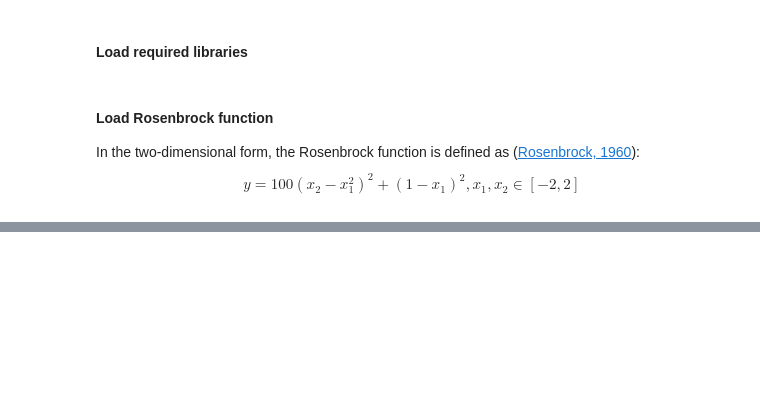
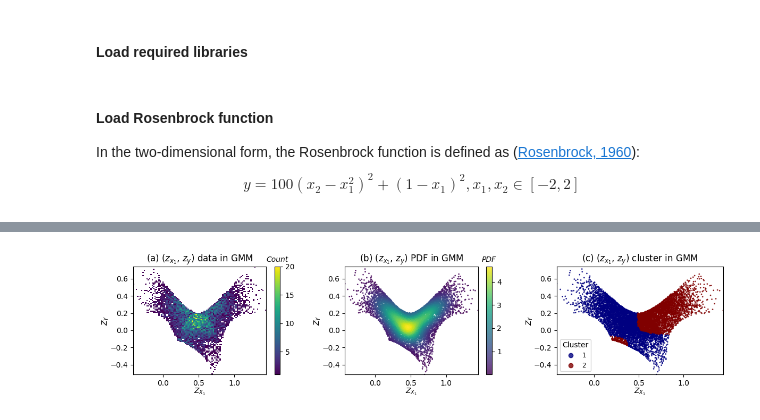
Before and after one commit to CH-Earth/pyviscous, a Jupyter notebook: examples/Rosbrock_function/Rosbrock_function.ipynb, the cells around one changed output, grey strips where cells are left out. Drawn from its saved outputs; the diff is of its cells as text; code cells hidden in the pictures; blank space fills up the shorter version.

```diff
--- a/examples/Rosbrock_function/Rosbrock_function.ipynb
+++ b/examples/Rosbrock_function/Rosbrock_function.ipynb
@@ -412,7 +30,0 @@ gmmNComponents=18
-# %%
-# Plot the 1st variable group x1's GMM, so index is 0.
-gmm     = fitted_gmm_ls_optimalCpnt[0]
-GSA_idx = GSAIndex[0]
-ofile   = os.path.join(outputDir,'gmm_cluster_pdf_optimalCpnt.png')
-
-vs.plot_gmm_cluster_pdf(gmm,zx,zy,GSA_idx,ofile)
@@ -420,0 +285,8 @@ vs.plot_gmm_cluster_pdf(gmm,zx,zy,GSA_idx,ofile)
+# %%
+# Load input-output data
+data = np.loadtxt(sampleFile, skiprows=0, delimiter=',')
+x    = data[:,0:-1]
+y    = data[:,-1].reshape(-1,1)
+
+# Calculate sensitivity indices using VISCOUS
+sens_indx_2cpnt, gmcm_2cpnt = vs.viscous(x, y, xIndex, sensType, n_components=2)
@@ -420,0 +306,15 @@ vs.plot_gmm_cluster_pdf(gmm,zx,zy,GSA_idx,ofile)
+# %%
+### PLOT ###
+# Extract empirical CDF for evaluated input-output data
+u = np.concatenate((ux[:,xIndex].reshape((-1,1)),uy),axis=1)
+
+# Get inverse CDF based on gmcm (implicitly realize via gmm)
+z_2cpnt = vs.gmm_marginal_ppf(u, gmcm_2cpnt.params)
+
+# Output figure file
+ofile  = os.path.join(outputDir,'gmm_2cpnt.png')
+
+# Plot
+plot_gmm_cluster_pdf(gmcm_2cpnt,z_2cpnt,ofile)
+# %% [output]
+[figure, added]
```
Also changed, not shown: parts of 50 cells of this notebook.
